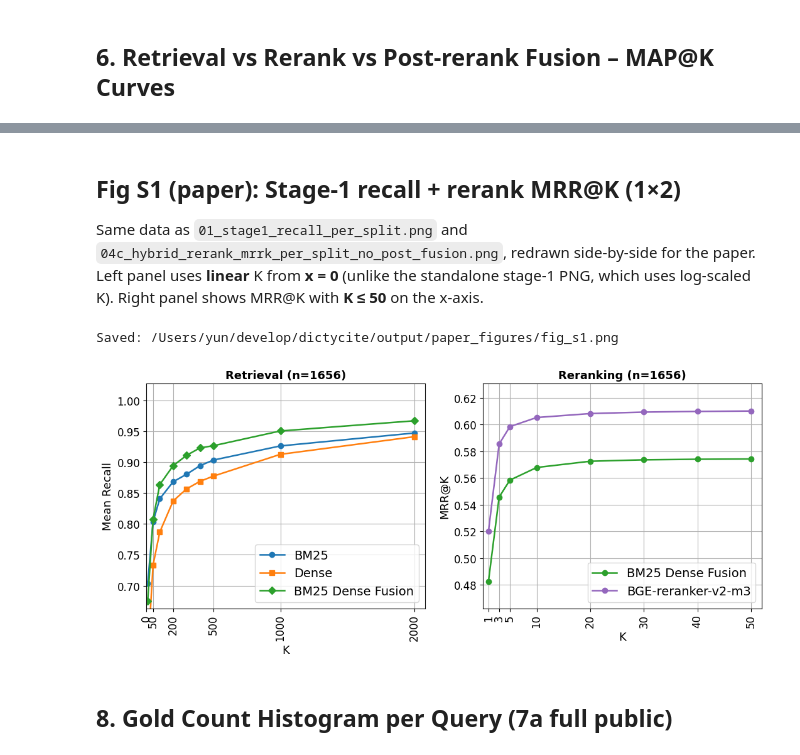
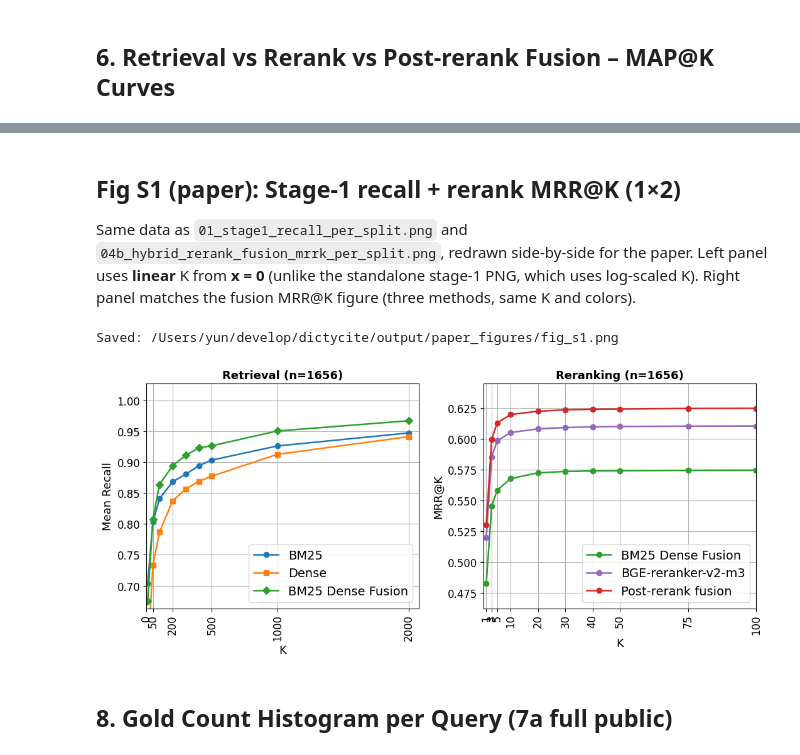
Before and after one commit to fulaibaowang/dictycite, a Jupyter notebook: notebooks/report_7a.ipynb, the cells around one changed output, grey strips where cells are left out. Cells and saved outputs as stored; diff of their text form; code cells hidden in the pictures.

```diff
--- a/notebooks/report_7a.ipynb
+++ b/notebooks/report_7a.ipynb
@@ -493,10 +493,12 @@ if all_maps:
 else:
     y_min, y_max = 0.0, 1.0
 
+# v2-m3: same purple as `04_hybrid_rerank_mapk_per_split_no_post_fusion.png` (colors_map_rr).
+# Post-fusion: `#d62728` appears elsewhere in this report (e.g. evidence / S6) but not in `01_stage1_recall_per_split.png`.
 colors_map = {
     "BM25 Dense Fusion": "#2ca02c",
-    "BGE-reranker-v2-m3": "#1f77b4",
-    "Post-rerank fusion": "#ff7f0e",
+    "BGE-reranker-v2-m3": "#9467bd",
+    "Post-rerank fusion": "#d62728",
 }
 
 for idx, split in enumerate(splits):
@@ -670,7 +672,7 @@ Saved: /Users/yun/develop/dictycite/output/workflow_vega_7a_public_goldset_both_
 [figure]
 # %% [markdown]
 ## Fig S1 (paper): Stage-1 recall + rerank MRR@K (1×2)
-Same data as `01_stage1_recall_per_split.png` and `04c_hybrid_rerank_mrrk_per_split_no_post_fusion.png`, redrawn side-by-side for the paper. Left panel uses **linear** K from **x = 0** (unlike the standalone stage-1 PNG, which uses log-scaled K). Right panel shows MRR@K with **K ≤ 50** on the x-axis.
+Same data as `01_stage1_recall_per_split.png` and `04b_hybrid_rerank_fusion_mrrk_per_split.png`, redrawn side-by-side for the paper. Left panel uses **linear** K from **x = 0** (unlike the standalone stage-1 PNG, which uses log-scaled K). Right panel matches the fusion MRR@K figure (three methods, same K and colors).
 # %%
 fig_s1, axes_s1 = plt.subplots(1, 2, figsize=(10.8, 4.85), squeeze=False)
 axes_s1 = axes_s1.ravel()
@@ -703,43 +705,49 @@ ax_l.set_xlabel("K")
 _k_hi = max(k_values)
 _k_lo = min(k_values)
 ax_l.set_xlim(0, _k_hi + 0.04 * (_k_hi - _k_lo))
 _ticks_s1 = sorted({0, *tick_values})
 ax_l.set_xticks(_ticks_s1)
 ax_l.set_xticklabels([str(t) for t in _ticks_s1], rotation=90)
 ax_l.grid(True, axis="y")
 ax_l.grid(True, axis="x")
 ax_l.set_title(_suptitle_n("Retrieval"), fontsize=13, fontweight="bold", pad=6)
 ax_l.legend(loc="lower right", fontsize=14)
 
-# Right: MRR@K (no post-fusion); x-axis to K=50 for Fig S1
-map_ks_s1 = [k for k in map_ks if k <= 50]
+# Right: same MRR@K curves as `04b_hybrid_rerank_fusion_mrrk_per_split.png` (incl. post-rerank fusion).
 ax_r = axes_s1[1]
 for idx, split in enumerate(splits):
-    for method_name, method_dict in mrr_curves_rr.items():
+    for method_name, method_dict in mrr_curves.items():
         if split not in method_dict:
             continue
-        vals = [method_dict[split].get(k, 0.0) for k in map_ks_s1]
-        ax_r.plot(map_ks_s1, vals, marker="o", color=colors_map_rr.get(method_name), label=method_name, linewidth=1.8)
+        vals = [method_dict[split].get(k, 0.0) for k in map_ks]
+        ax_r.plot(
+            map_ks,
+            vals,
+            marker="o",
+            color=colors_map.get(method_name),
+            label=method_name,
+            linewidth=1.8,
+        )
     _axis_split_title(ax_r, split)
-    ax_r.set_ylim(y_min_mrr_rr, y_max_mrr_rr)
+    ax_r.set_ylim(y_min_mrr, y_max_mrr)
     ax_r.set_ylabel("MRR@K" if idx == 0 else "")
     ax_r.set_xlabel("K")
-    ax_r.set_xticks(map_ks_s1)
-    ax_r.set_xticklabels([str(k) for k in map_ks_s1], rotation=90)
-    ax_r.set_xlim(0, 52)
+    ax_r.set_xticks(map_ks)
+    ax_r.set_xticklabels([str(k) for k in map_ks], rotation=90)
+    ax_r.set_xlim(0, 100)
     ax_r.grid(True, axis="y")
     ax_r.grid(True, axis="x")
 ax_r.set_title(_suptitle_n("Reranking"), fontsize=13, fontweight="bold", pad=6)
 ax_r.legend(loc="lower right", fontsize=14)
 
 plt.tight_layout(w_pad=1.6)
 fig_s1_out = paper_figures_dir / "fig_s1.png"
 plt.savefig(fig_s1_out, dpi=150, bbox_inches="tight")
 print("Saved:", fig_s1_out)
 plt.show()
 # %% [output]
 Saved: /Users/yun/develop/dictycite/output/paper_figures/fig_s1.png
-[figure, old version]
+[figure, new version]
 # %% [markdown]
 ## 8. Gold Count Histogram per Query (7a full public)
 # %%
```
Also changed, not shown: parts of 4 cells of this notebook, 9 other files.
